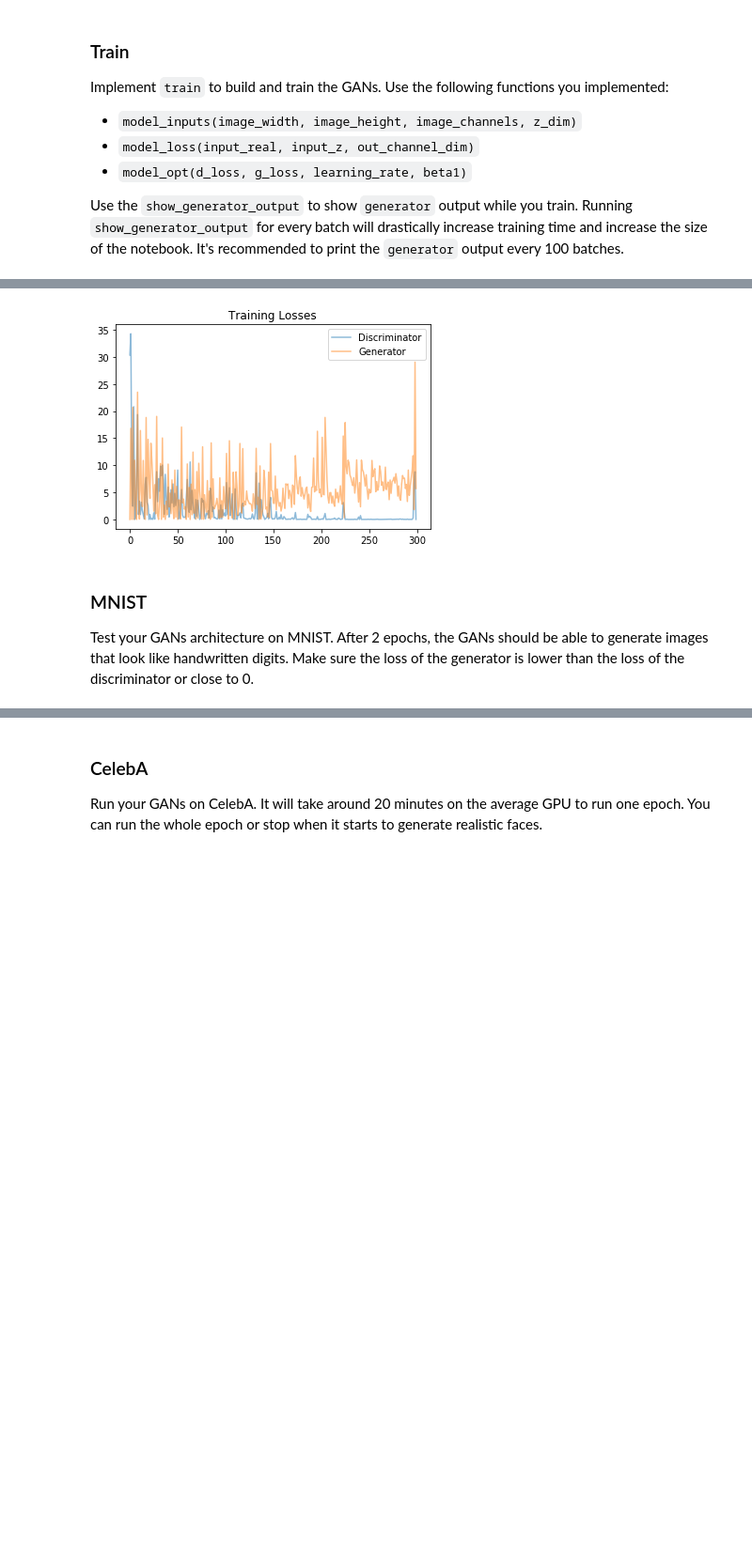
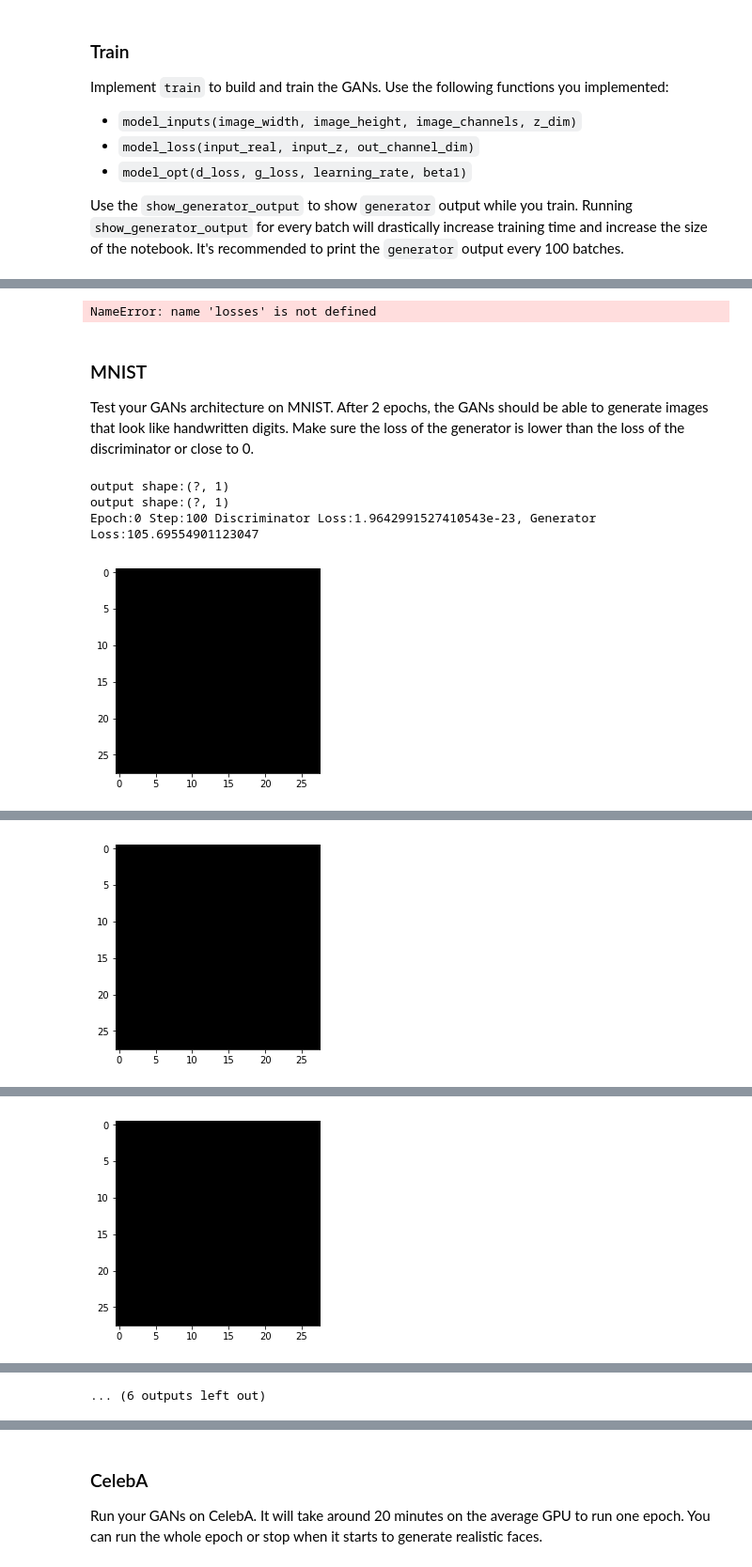
Before and after one commit to fingorn/deep-learning, a Jupyter notebook: face_generation/dlnd_face_generation.ipynb, the cells around one changed output, grey strips where cells are left out. Shown at 94% size. Cells and saved outputs as stored; diff of their text form; code cells hidden in the pictures; blank space fills up the shorter version.

```diff
--- a/face_generation/dlnd_face_generation.ipynb
+++ b/face_generation/dlnd_face_generation.ipynb
@@ -411,8 +375,8 @@ def train(epoch_count, batch_size, z_dim, learning_rate, beta1, get_batches, dat
     :param data_image_mode: The image mode to use for images ("RGB" or "L")
     """
     # TODO: Build Model
-    print_every = 20
-    log_every = 1
+    print_every = 100
+    log_every = 100
 
 
     real_input, z_input, lr = model_inputs(data_shape[1],data_shape[2],data_shape[3],z_dim)
@@ -421,7 +385,7 @@ def train(epoch_count, batch_size, z_dim, learning_rate, beta1, get_batches, dat
 
     d_train, g_train = model_opt(d_loss, g_loss, lr, beta1)
 
-    saver = tf.train.Saver()
+#     saver = tf.train.Saver()
 
     sample, losses = [], []
     step_count=0
@@ -446,11 +410,15 @@ def train(epoch_count, batch_size, z_dim, learning_rate, beta1, get_batches, dat
                 # Train the generator
                 _ = sess.run(g_train, feed_dict={real_input:batch_images,lr:learning_rate, z_input: batch_z})
 
+                #Train the generator twice
+#                 _ = sess.run(g_train, feed_dict={real_input:batch_images,lr:learning_rate, z_input: batch_z})
+
 
                 if (step_count % log_every == 0) or (step_count % print_every == 0):
                     #Show loss
-                    dis_loss,gen_loss = sess.run([d_loss,g_loss], feed_dict={real_input:batch_images,
-                                                                         z_input: batch_z})
+                    dis_loss = d_loss.eval({real_input:batch_images, z_input: batch_z})
+                    gen_loss = g_loss.eval({z_input: batch_z})
+#                     dis_loss,gen_loss = sess.run([d_loss,g_loss], feed_dict={real_input:batch_images,z_input: batch_z})
                     losses.append((dis_loss,gen_loss))
                     if step_count % print_every ==0:
                         print("Epoch:{} Step:{} Discriminator Loss:{}, Generator Loss:{}".format(epoch,step_count,
@@ -459,7 +427,7 @@ def train(epoch_count, batch_size, z_dim, learning_rate, beta1, get_batches, dat
                         show_generator_output(sess, 1, z_input, data_shape[3], data_image_mode)
 
 
-        saver.save(sess,'./checkpoints/generator.chkpt')
+#         saver.save(sess,'./checkpoints/generator.chkpt')
     return losses
 # %%
 mnist_sample = helper.Dataset('mnist', glob(os.path.join(data_dir, 'test_sample/*.jpg')))
@@ -477,23 +459,28 @@ def plot_loss(loss):
 
 plot_loss(losses)
 # %% [output]
-[figure, removed]
+NameError: name 'losses' is not defined
 # %% [markdown]
 ### MNIST
 Test your GANs architecture on MNIST.  After 2 epochs, the GANs should be able to generate images that look like handwritten digits.  Make sure the loss of the generator is lower than the loss of the discriminator or close to 0.
 # %%
-batch_size = 100
+batch_size =128
 z_dim = 100
-learning_rate = 0.01
+learning_rate = 0.05
 beta1 = 0.9
 
 
 """
 DON'T MODIFY ANYTHING IN THIS CELL THAT IS BELOW THIS LINE
 """
 epochs = 2
 
 mnist_dataset = helper.Dataset('mnist', glob(os.path.join(data_dir, 'mnist/*.jpg')))
 with tf.Graph().as_default():
-    train(epochs, batch_size, z_dim, learning_rate, beta1, mnist_dataset.get_batches,
+    losses = train(epochs, batch_size, z_dim, learning_rate, beta1, mnist_dataset.get_batches,
           mnist_dataset.shape, mnist_dataset.image_mode)
+# %% [output]
+output shape:(?, 1)
+output shape:(?, 1)
+Epoch:0 Step:100 Discriminator Loss:1.9642991527410543e-23, Generator Loss:105.69554901123047
+[figure, added]
@@ -499,0 +488 @@ with tf.Graph().as_default():
+[figure, added]
@@ -499,0 +490 @@ with tf.Graph().as_default():
+[figure, added]
@@ -499,0 +497 @@ with tf.Graph().as_default():
+... (6 outputs left out)
```
Also changed, not shown: parts of 11 cells of this notebook.
